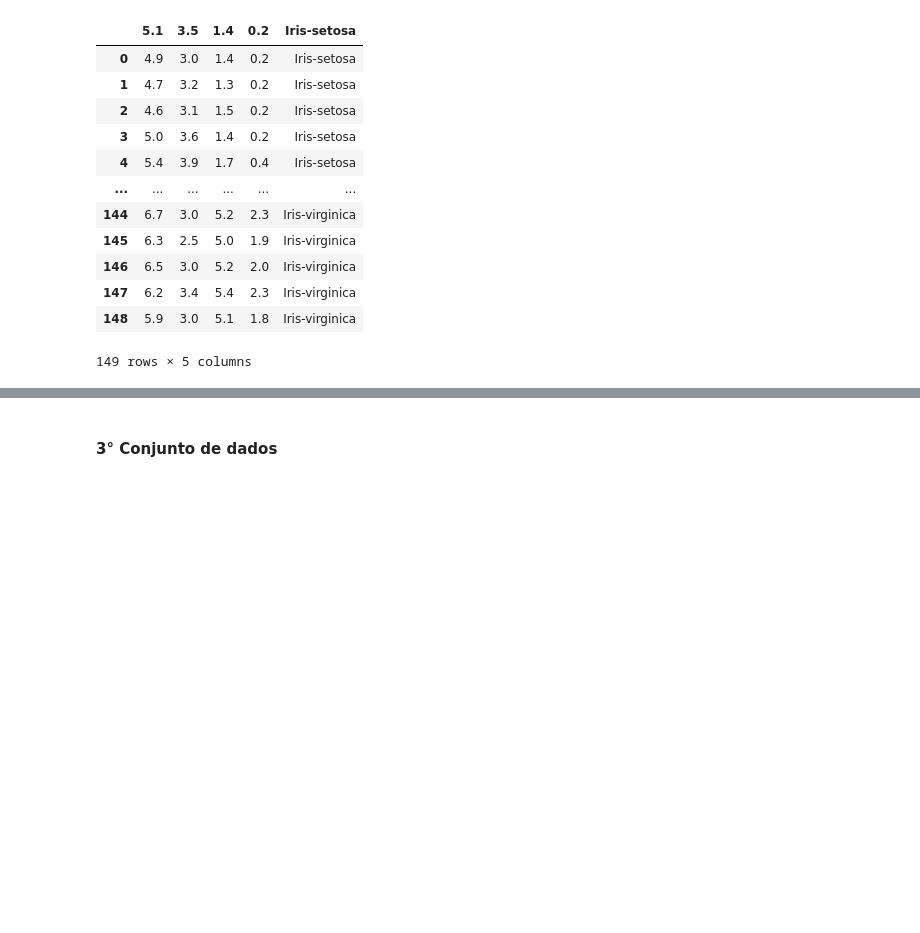
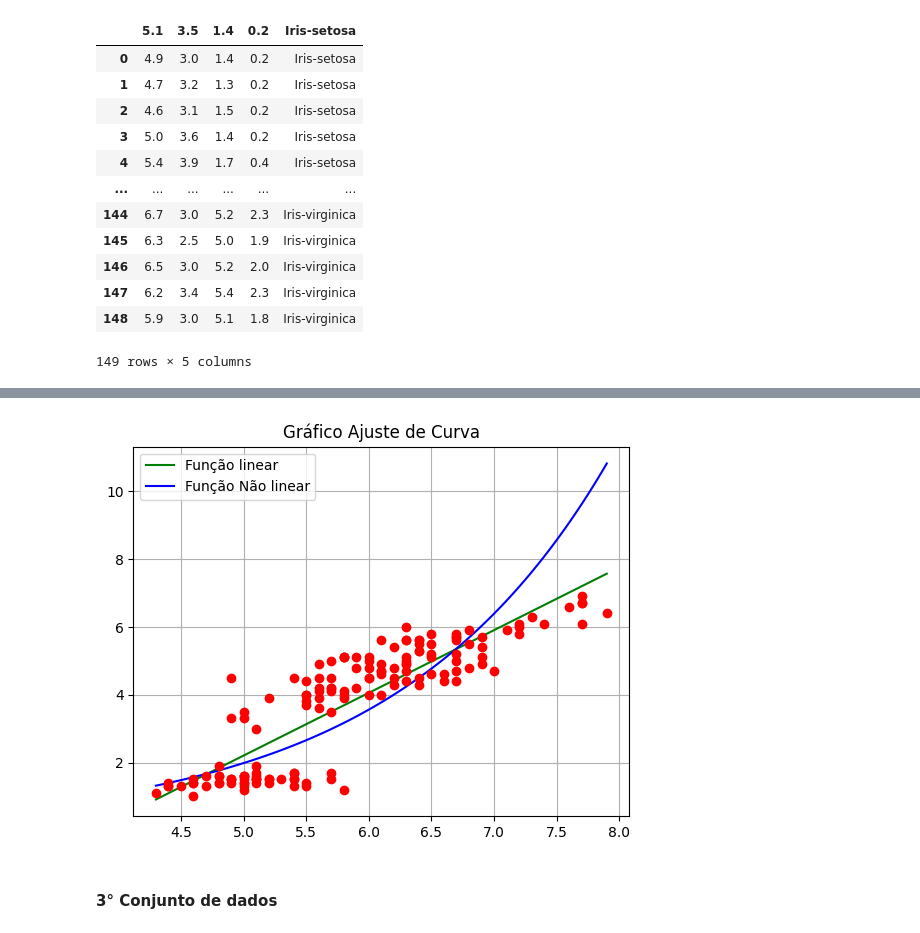
Before and after one commit to syannekaroline/MatematicaComputacional, a Jupyter notebook: ExercícioPratico06-AjusteDeCurva.ipynb, the cells around one changed output, grey strips where cells are left out. Saved outputs shown, nothing was run; the diff lists cells and outputs as text; code cells hidden in the pictures; blank space fills up the shorter version.

```diff
--- a/ExercícioPratico06-AjusteDeCurva.ipynb
+++ b/ExercícioPratico06-AjusteDeCurva.ipynb
@@ -131,6 +133,6 @@ Valor do vetor a:  [1.93775251 0.09695181 0.09141166]
 ####  Com o vetor de funções g e dentro da classe
 # %%
 mq= MQ()
-mq.fit(x, y, [lambda x:1, lambda x:x,lambda x:x**2],printValues=True)
+mq.fit(x, y, [lambda x:1, lambda x:x,lambda x:x**2,lambda x : 2.0642*x**2],printValues=True)
 # %% [output]
 Valores do sistema linear Criado:
@@ -180,7 +183,7 @@ mq.plotPontos(x,y)
 # %% [markdown]
 #### Valores de Alfa
 # %%
-mq.fit_exp(x,y,True)
+mq.fit_exp(x,y,[lambda x:1,lambda x:x],True)
 # %% [output]
 Valores do sistema linear Criado:
 Alfas: [ 2.99992322 -2.50019856]
@@ -254,3 +256,9 @@ mq.PrintAjusteCurva(X,Y,True,True)
+# %%
+mq.fit(X,Y,[lambda x:-np.log(x), lambda x:1])
+mq.fit_exp(X,Y,[lambda x : 1,lambda x : x])
+mq.PrintAjusteCurva(X,Y,True,True)
+# %% [output]
+[figure, added]
 # %% [markdown]
 #### 3° Conjunto de dados
 # %%
```
Also changed, not shown: parts of 5 cells of this notebook.
